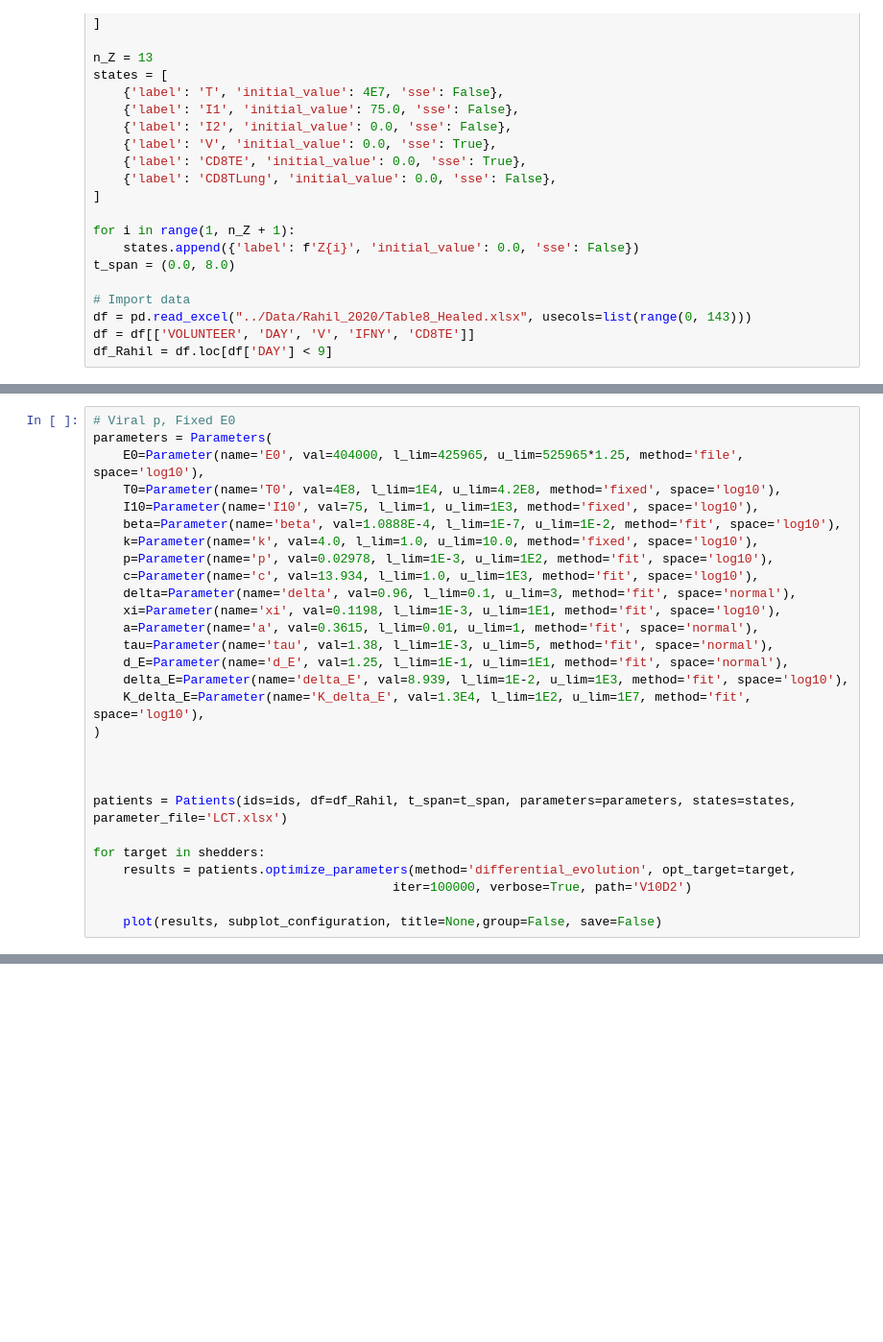
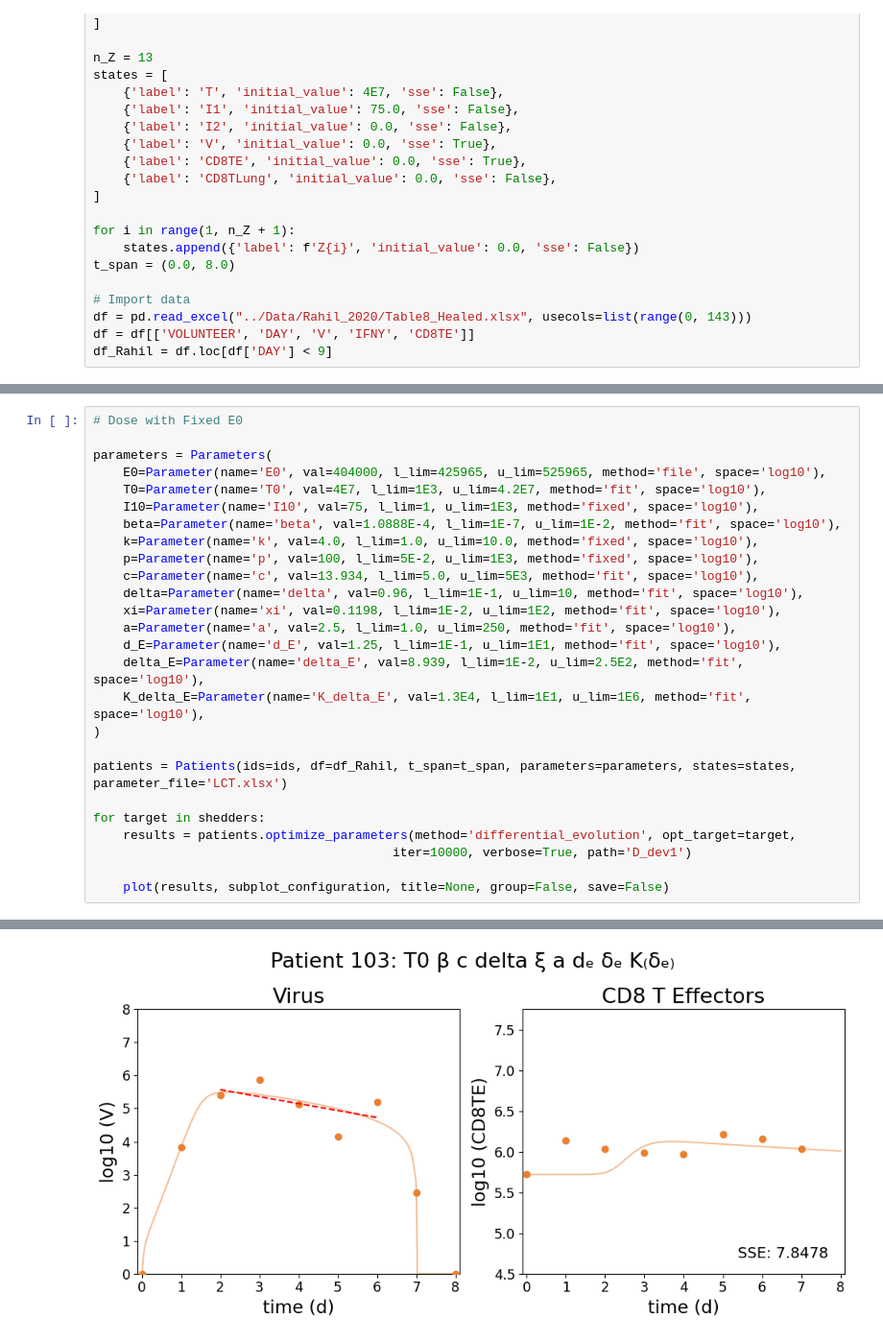
Before and after one commit to DoctorGoose/VirtualPatient, a Jupyter notebook: python/Patients.ipynb, the cells around one changed output, grey strips where cells are left out. Shown at 96% size. Drawn from its saved outputs; the diff is of its cells as text; blank space fills up the shorter version.

Commit message:
Viral, Dose, and "omen" fits with new model

```diff
--- a/python/Patients.ipynb
+++ b/python/Patients.ipynb
@@ -1219,29 +1294,27 @@ differential_evolution step 15: f(x)= 2.1106700349738468
 # %%
-# Viral p, Fixed E0
+# Dose with Fixed E0
+
 parameters = Parameters(
-    E0=Parameter(name='E0', val=404000, l_lim=425965, u_lim=525965*1.25, method='file', space='log10'),
-    T0=Parameter(name='T0', val=4E8, l_lim=1E4, u_lim=4.2E8, method='fixed', space='log10'),
+    E0=Parameter(name='E0', val=404000, l_lim=425965, u_lim=525965, method='file', space='log10'),
+    T0=Parameter(name='T0', val=4E7, l_lim=1E3, u_lim=4.2E7, method='fit', space='log10'),
     I10=Parameter(name='I10', val=75, l_lim=1, u_lim=1E3, method='fixed', space='log10'),
     beta=Parameter(name='beta', val=1.0888E-4, l_lim=1E-7, u_lim=1E-2, method='fit', space='log10'),
     k=Parameter(name='k', val=4.0, l_lim=1.0, u_lim=10.0, method='fixed', space='log10'),
-    p=Parameter(name='p', val=0.02978, l_lim=1E-3, u_lim=1E2, method='fit', space='log10'),
-    c=Parameter(name='c', val=13.934, l_lim=1.0, u_lim=1E3, method='fit', space='log10'),
-    delta=Parameter(name='delta', val=0.96, l_lim=0.1, u_lim=3, method='fit', space='normal'),
-    xi=Parameter(name='xi', val=0.1198, l_lim=1E-3, u_lim=1E1, method='fit', space='log10'),
-    a=Parameter(name='a', val=0.3615, l_lim=0.01, u_lim=1, method='fit', space='normal'),
-    tau=Parameter(name='tau', val=1.38, l_lim=1E-3, u_lim=5, method='fit', space='normal'),
-    d_E=Parameter(name='d_E', val=1.25, l_lim=1E-1, u_lim=1E1, method='fit', space='normal'),
-    delta_E=Parameter(name='delta_E', val=8.939, l_lim=1E-2, u_lim=1E3, method='fit', space='log10'),
-    K_delta_E=Parameter(name='K_delta_E', val=1.3E4, l_lim=1E2, u_lim=1E7, method='fit', space='log10'),
+    p=Parameter(name='p', val=100, l_lim=5E-2, u_lim=1E3, method='fixed', space='log10'),
+    c=Parameter(name='c', val=13.934, l_lim=5.0, u_lim=5E3, method='fit', space='log10'),
+    delta=Parameter(name='delta', val=0.96, l_lim=1E-1, u_lim=10, method='fit', space='log10'),
+    xi=Parameter(name='xi', val=0.1198, l_lim=1E-2, u_lim=1E2, method='fit', space='log10'),
+    a=Parameter(name='a', val=2.5, l_lim=1.0, u_lim=250, method='fit', space='log10'),
+    d_E=Parameter(name='d_E', val=1.25, l_lim=1E-1, u_lim=1E1, method='fit', space='log10'),
+    delta_E=Parameter(name='delta_E', val=8.939, l_lim=1E-2, u_lim=2.5E2, method='fit', space='log10'),
+    K_delta_E=Parameter(name='K_delta_E', val=1.3E4, l_lim=1E1, u_lim=1E6, method='fit', space='log10'),
 )
-
-
 
 patients = Patients(ids=ids, df=df_Rahil, t_span=t_span, parameters=parameters, states=states, parameter_file='LCT.xlsx')
 
 for target in shedders:
     results = patients.optimize_parameters(method='differential_evolution', opt_target=target,
-                                        iter=100000, verbose=True, path='V10D2')
+                                        iter=10000, verbose=True, path='D_dev1')
 
-    plot(results, subplot_configuration, title=None,group=False, save=False)
+    plot(results, subplot_configuration, title=None, group=False, save=False)
 # %% [output]
@@ -1248,0 +1338 @@ for target in shedders:
+[figure, added]
```
Also changed, not shown: parts of 3 cells of this notebook, 1 other file.
